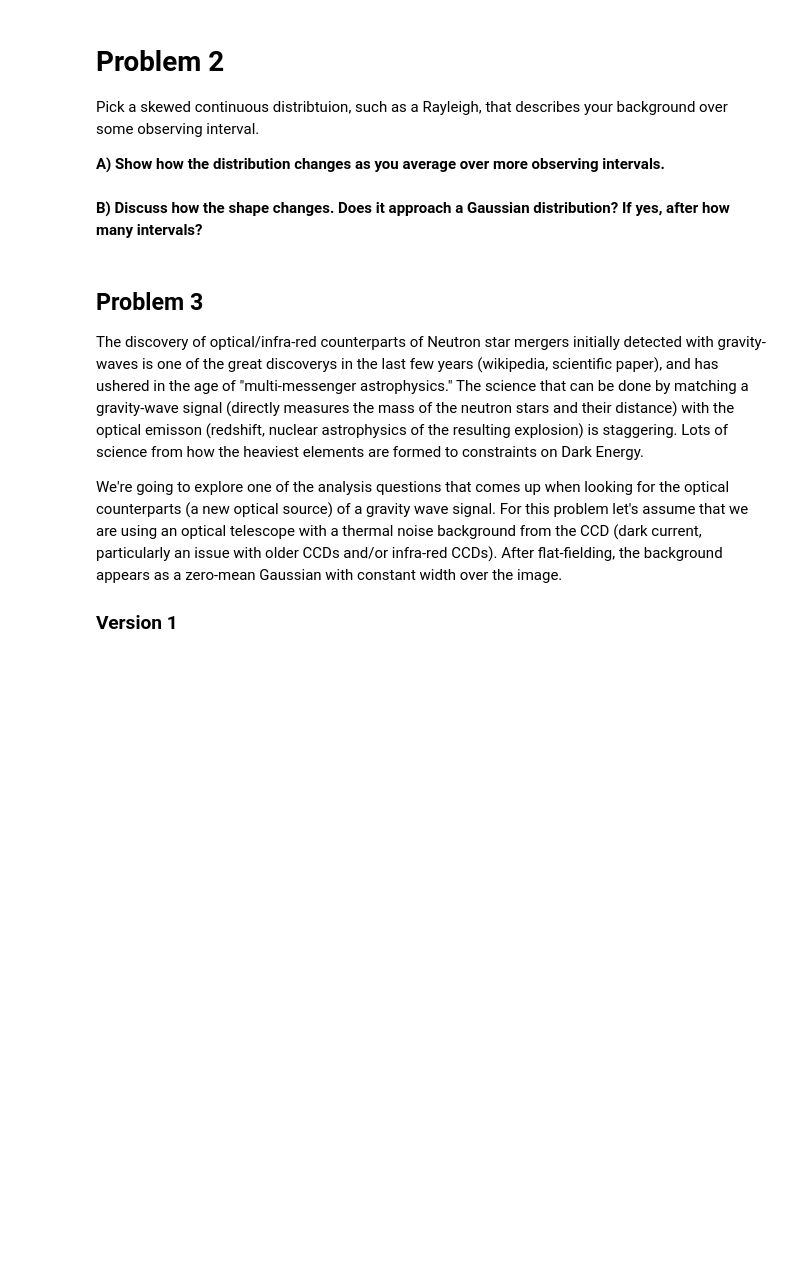
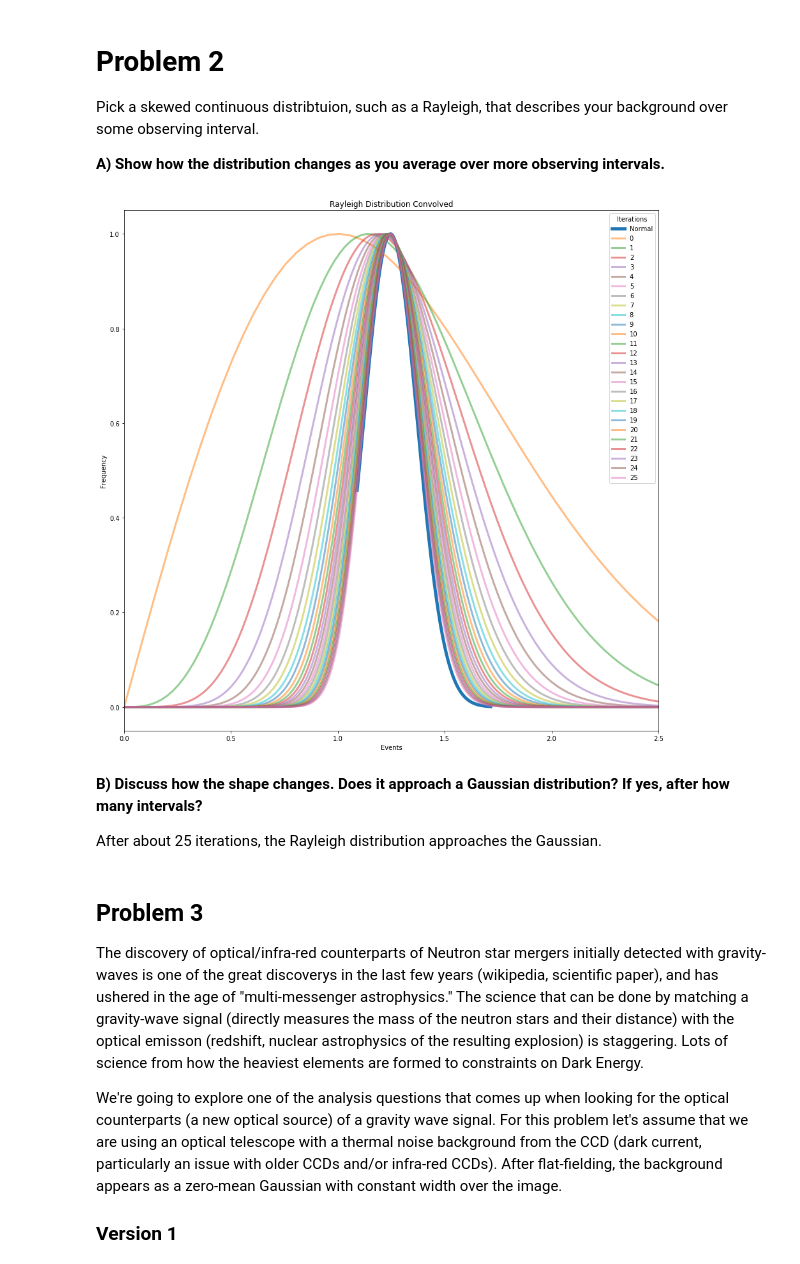
Before and after one commit to nsyochum/Physics-434, a Jupyter notebook: Lab_2/Lab_2.ipynb, the cells around one changed output. Drawn from its saved outputs; the diff is of its cells as text; code cells hidden in the pictures; blank space fills up the shorter version.

```diff
--- a/Lab_2/Lab_2.ipynb
+++ b/Lab_2/Lab_2.ipynb
@@ -112,32 +126,32 @@ Pick a skewed continuous distribtuion, such as a Rayleigh, that describes your b
 # %%
 xMax = 5
 iterations = 26
-# fig, ax = plt.subplots(round(iterations / 5), 1)
-fig, ax = plt.subplots(1,1)
+fig, ax = plt.subplots(1, 1)
 plt.rcParams["figure.figsize"] = (15,15)
 x = np.linspace(0,xMax,100)
 normX = np.linspace(0,5,100)
 normY = stats.norm.pdf(normX, loc=1.25, scale=1)
 init = stats.rayleigh.pdf(x, loc=0, scale=1)
 dist = init
-plot = 0
-ax.plot(normX, normY, linewidth = 2, alpha = 0.2, label="Normal")
-plt.ylim([1e-8,1])
+plt.xlim([0,2.5])
+plt.title("Rayleigh Distribution Convolved")
+plt.xlabel("Events")
+plt.ylabel("Frequency")
+ax.plot(normX/8+1.09, normY/np.amax(normY), linewidth = 5, alpha = 1, label="Normal")
 
 for iter in range(iterations):
     x = np.linspace(0,xMax, dist.size)
-    if iter%5 == 0:
-        ax.set_yscale('log')
-        ax.plot(x, dist, linewidth=3, alpha=0.5, label=iter)
-        ax.legend(title="Iterations")
-        plot += 1
-    #a, b =stats.normaltest(dist)
-    #print("P value = ",b, "for ",iter," iterations.")
+    ax.plot(x, dist/np.amax(dist), linewidth=3, alpha=0.5, label=iter)
+    ax.legend(title="Iterations")
     dist = np.convolve(dist, init)
 
 plt.show()
+# %% [output]
+[figure, added]
 # %% [markdown]
 **B) Discuss how the shape changes. Does it approach a Gaussian distribution? If yes, after how many intervals?**
+
+After about 25 iterations, the Rayleigh distribution approaches the Gaussian.
 # %% [markdown]
 ## Problem 3
 
```
Also changed, not shown: parts of 18 cells of this notebook, 1 other file.
